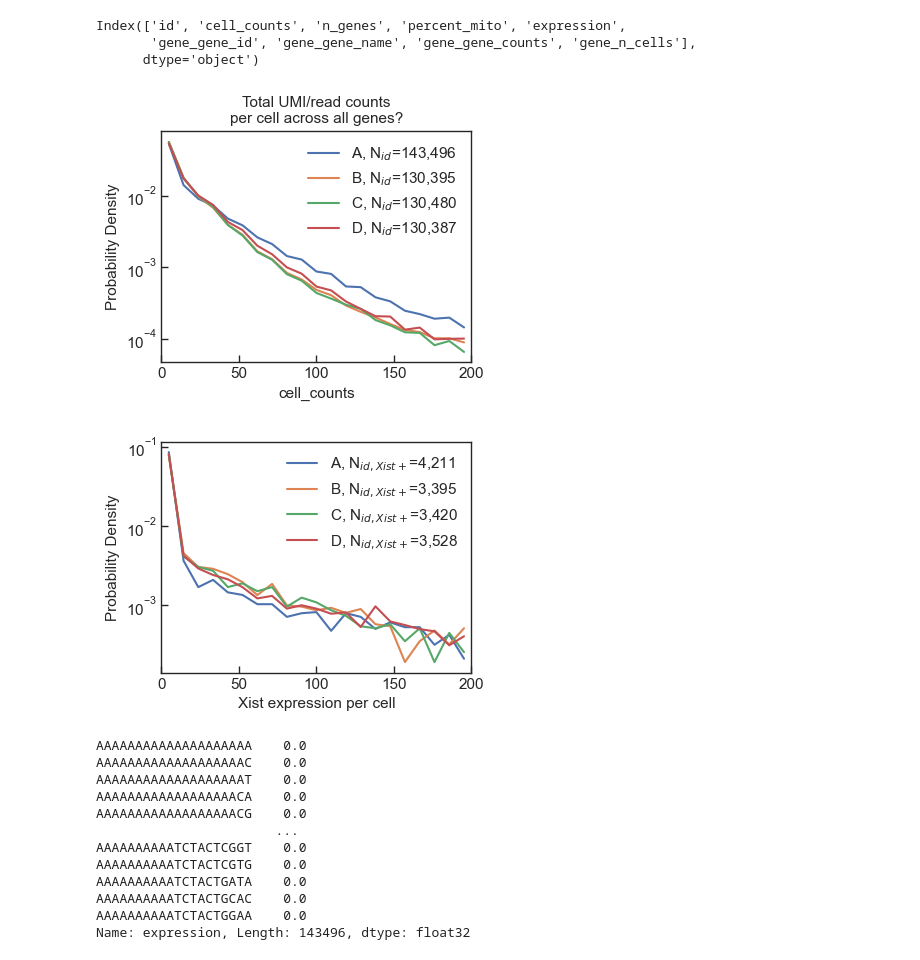
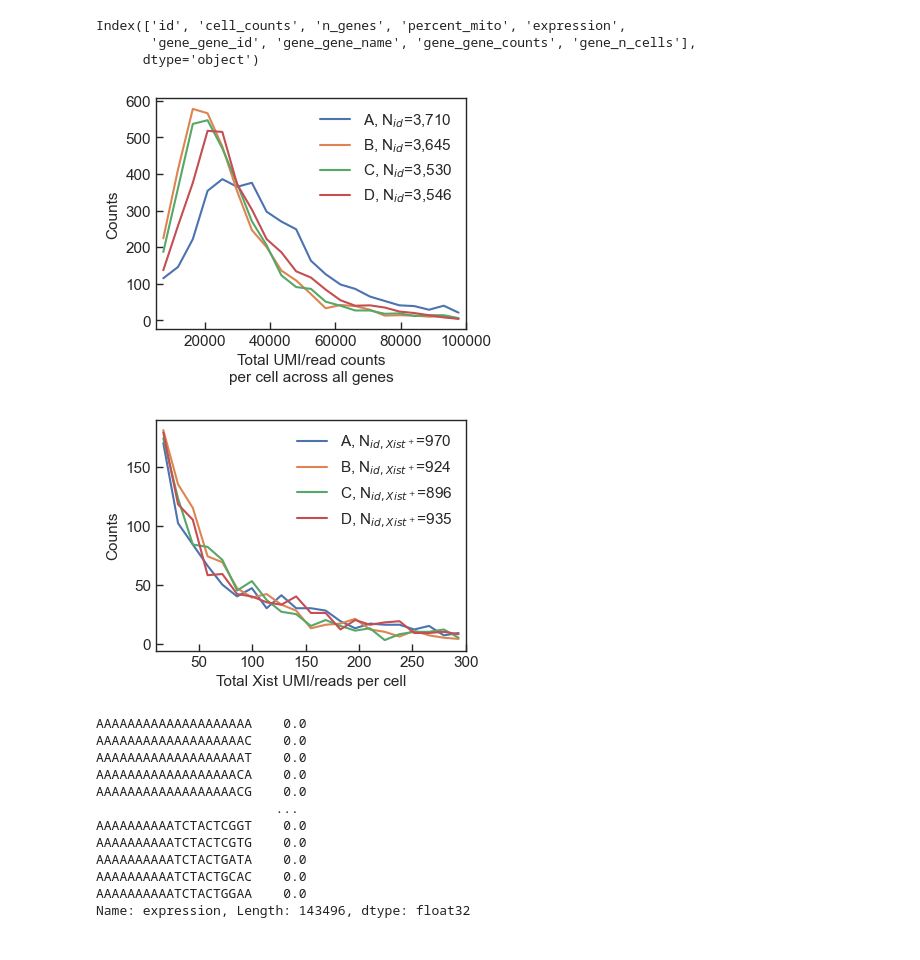
Before and after one commit to Guoming-Gao/GG-general-GuttmanLab, a Jupyter notebook: Plot_starsolo_h5ad.ipynb, the cells around one changed output. Drawn from its saved outputs; the diff is of its cells as text; code cells hidden in the pictures.

```diff
--- a/Plot_starsolo_h5ad.ipynb
+++ b/Plot_starsolo_h5ad.ipynb
@@ -86,67 +86,69 @@ Index(['id', 'cell_counts', 'n_genes', 'percent_mito', 'expression',
       dtype='object')
 # %%
 # cell_counts: Represents the total UMI/read counts per cell across all genes.
-x_max = 200
+x_min = 5000
+x_max = 100000
 cname = "cell_counts"
 dfa = df_A_all[cname]
 dfb = df_B_all[cname]
 dfc = df_C_all[cname]
 dfd = df_D_all[cname]
-hist_A, bins_edge = np.histogram(dfa, bins=21, range=(0, x_max), density=True)
-hist_B, bins_edge = np.histogram(dfb, bins=21, range=(0, x_max), density=True)
-hist_C, bins_edge = np.histogram(dfc, bins=21, range=(0, x_max), density=True)
-hist_D, bins_edge = np.histogram(dfd, bins=21, range=(0, x_max), density=True)
+hist_A, bins_edge = np.histogram(dfa, bins=21, range=(x_min, x_max), density=False)
+hist_B, bins_edge = np.histogram(dfb, bins=21, range=(x_min, x_max), density=False)
+hist_C, bins_edge = np.histogram(dfc, bins=21, range=(x_min, x_max), density=False)
+hist_D, bins_edge = np.histogram(dfd, bins=21, range=(x_min, x_max), density=False)
 midpoints = (bins_edge[:-1] + bins_edge[1:]) / 2
 plt.figure(figsize=(4, 3))
-plt.plot(midpoints, hist_A, label=r"A, N$_{id}$=" + f"{dfa.shape[0]:,}")
-plt.plot(midpoints, hist_B, label=r"B, N$_{id}$=" + f"{dfb.shape[0]:,}")
-plt.plot(midpoints, hist_C, label=r"C, N$_{id}$=" + f"{dfc.shape[0]:,}")
-plt.plot(midpoints, hist_D, label=r"D, N$_{id}$=" + f"{dfd.shape[0]:,}")
-plt.xlim(0, x_max)
-plt.yscale('log')
+plt.plot(midpoints, hist_A, label=r"A, N$_{id}$=" + f"{np.sum(dfa>x_min):,}")
+plt.plot(midpoints, hist_B, label=r"B, N$_{id}$=" + f"{np.sum(dfb>x_min):,}")
+plt.plot(midpoints, hist_C, label=r"C, N$_{id}$=" + f"{np.sum(dfc>x_min):,}")
+plt.plot(midpoints, hist_D, label=r"D, N$_{id}$=" + f"{np.sum(dfd>x_min):,}")
+plt.xlim(x_min, x_max)
+# plt.yscale('log')
 plt.legend(frameon=False)
 # adjust
-plt.title('Total UMI/read counts\nper cell across all genes?', fontsize=11)
-plt.xlabel(r"cell_counts", fontsize=11)
-plt.ylabel(r"Probability Density", fontsize=11)
+plt.xlabel('Total UMI/read counts\nper cell across all genes', fontsize=11)
+# plt.ylabel(r"Probability Density", fontsize=11)
+plt.ylabel(r"Counts", fontsize=11)
 plt.gca().spines[:].set_linewidth(1)
 plt.gca().tick_params(
     axis="both",
     which="major",
     labelsize=11,
     direction="in",
     bottom=True,
     left=True,
     length=5,
     width=1,
 )
 plt.savefig("hist_cell_counts_across_4_conditions.png", format="png", dpi=300)
 # %% [output]
-[figure, old version]
+[figure, new version]
 # %%
 # cell_counts: Represents the total UMI/read counts per cell across all genes.
-x_max = 200
+x_min = 10
+x_max = 300
 cname = "expression"
 dfa = df_A_all[df_A_all[cname] > 0][cname]
 dfb = df_B_all[df_B_all[cname] > 0][cname]
 dfc = df_C_all[df_C_all[cname] > 0][cname]
 dfd = df_D_all[df_D_all[cname] > 0][cname]
-hist_A, bins_edge = np.histogram(dfa, bins=21, range=(0, x_max), density=True)
-hist_B, bins_edge = np.histogram(dfb, bins=21, range=(0, x_max), density=True)
-hist_C, bins_edge = np.histogram(dfc, bins=21, range=(0, x_max), density=True)
-hist_D, bins_edge = np.histogram(dfd, bins=21, range=(0, x_max), density=True)
+hist_A, bins_edge = np.histogram(dfa, bins=21, range=(x_min, x_max))
+hist_B, bins_edge = np.histogram(dfb, bins=21, range=(x_min, x_max))
+hist_C, bins_edge = np.histogram(dfc, bins=21, range=(x_min, x_max))
+hist_D, bins_edge = np.histogram(dfd, bins=21, range=(x_min, x_max))
 midpoints = (bins_edge[:-1] + bins_edge[1:]) / 2
 plt.figure(figsize=(4, 3))
-plt.plot(midpoints, hist_A, label=r"A, N$_{id,Xist+}$=" + f"{dfa.shape[0]:,}")
-plt.plot(midpoints, hist_B, label=r"B, N$_{id,Xist+}$=" + f"{dfb.shape[0]:,}")
-plt.plot(midpoints, hist_C, label=r"C, N$_{id,Xist+}$=" + f"{dfc.shape[0]:,}")
-plt.plot(midpoints, hist_D, label=r"D, N$_{id,Xist+}$=" + f"{dfd.shape[0]:,}")
-plt.xlim(0, x_max)
-plt.yscale('log')
+plt.plot(midpoints, hist_A, label=r"A, N$_{id,Xist^+}$=" + f"{np.sum(dfa>x_min):,}")
+plt.plot(midpoints, hist_B, label=r"B, N$_{id,Xist^+}$=" + f"{np.sum(dfb>x_min):,}")
+plt.plot(midpoints, hist_C, label=r"C, N$_{id,Xist^+}$=" + f"{np.sum(dfc>x_min):,}")
+plt.plot(midpoints, hist_D, label=r"D, N$_{id,Xist^+}$=" + f"{np.sum(dfd>x_min):,}")
+plt.xlim(x_min, x_max)
+# plt.yscale('log')
 plt.legend(frameon=False)
 # adjust
-plt.xlabel(r"Xist expression per cell", fontsize=11)
-plt.ylabel(r"Probability Density", fontsize=11)
+plt.xlabel(r"Total Xist UMI/reads per cell", fontsize=11)
+plt.ylabel(r"Counts", fontsize=11)
 plt.gca().spines[:].set_linewidth(1)
 plt.gca().tick_params(
     axis="both",
@@ -160,7 +162,7 @@ plt.gca().tick_params(
 )
 plt.savefig("hist_Xist_expression_across_4_conditions.png", format="png", dpi=300)
 # %% [output]
-[figure, old version]
+[figure, new version]
 # %%
 df_A_all[cname]
 # %% [output]
```
